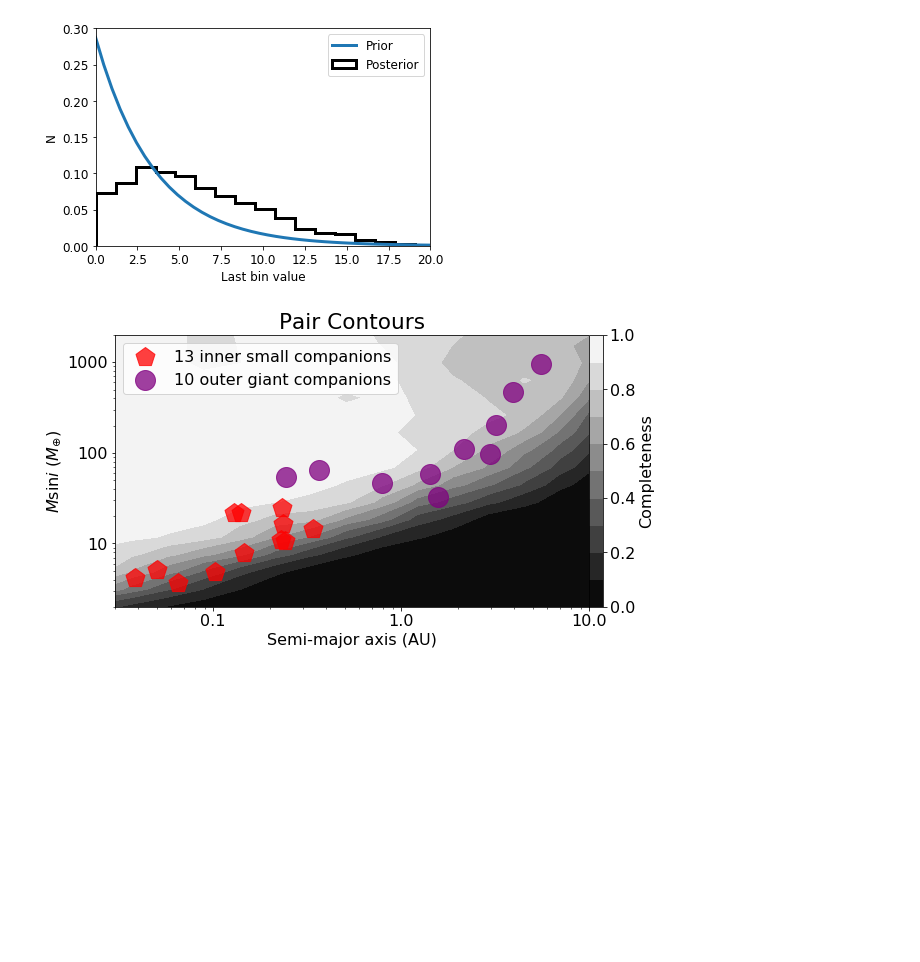
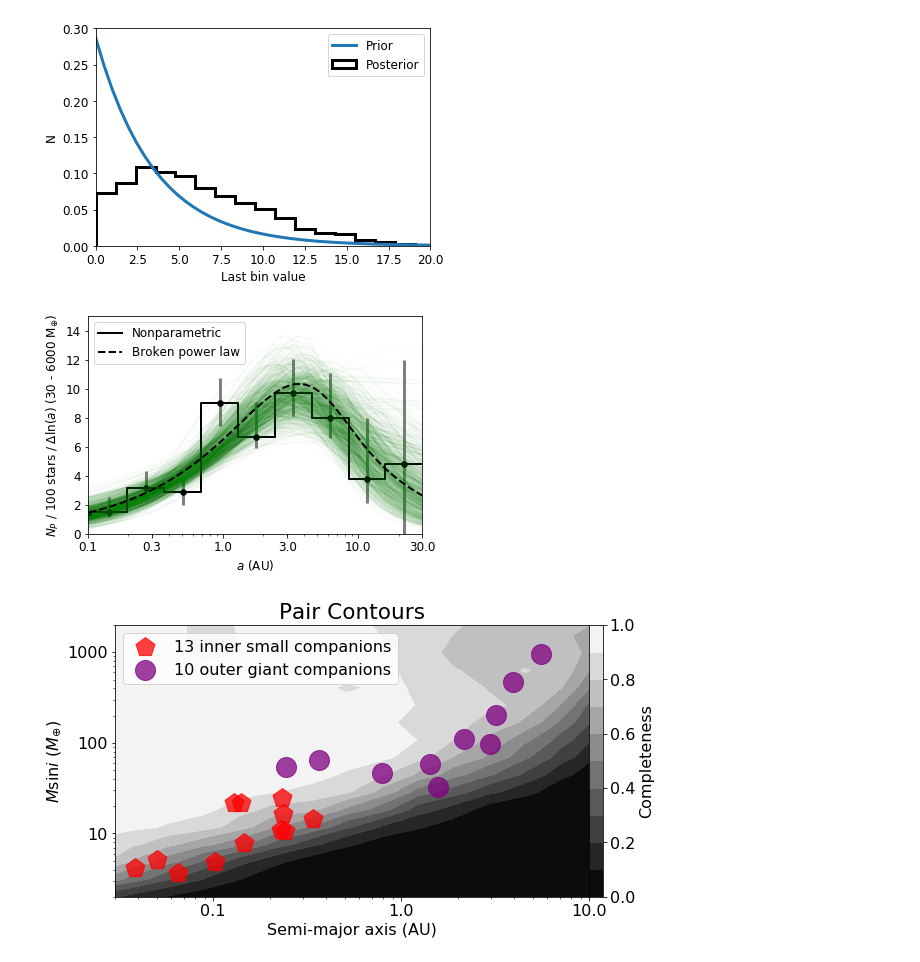
Before and after one commit to leerosenthalj/CLSII, a Jupyter notebook: Notebook_Statistics.ipynb, the cells around one changed output. Saved outputs shown, nothing was run; the diff lists cells and outputs as text; code cells hidden in the pictures; blank space fills up the shorter version.

```diff
--- a/Notebook_Statistics.ipynb
+++ b/Notebook_Statistics.ipynb
@@ -1016,6 +962,95 @@ ax.legend()
 fig.savefig('last_bin_and_prior.png', dpi=1000, bbox_inches='tight')
 # %% [output]
 [figure]
+# %%
+matplotlib.rcParams.update({'font.size': 12})
+chains_db = pd.read_csv('occur_chains_11x1_1014.csv')
+
+binwidth = allbins[0][0][1] - allbins[0][0][0]
+
+# Do simple counting.
+simple_counts = []
+for n in np.arange(hierarchical_one.nbins):
+    a1 = np.exp(allbins[n][0][0])
+    a2 = np.exp(allbins[n][0][1])
+    npl = len(planets.query('mass >= 0.1 and axis >= @a1 and axis < @a2'))
+    simple_counts.append(npl)
+simple_counts = np.array(simple_counts)*(100/719)/binwidth
+
+a_chains = np.empty((0, len(chains_db)))
+for n in np.arange(hierarchical_one.nbins):
+    a_chains = np.append(a_chains, np.array([chains_db['gamma{}'.format(n)]]), axis=0)
+a_chains *= hierarchical_one.bin_areas[0][0]*(100/719)/binwidth
+
+# Record modes & medians.
+a_medians = np.median(a_chains, axis=1)
+a_sqvars  = np.std(a_chains, axis=1)
+a_modes = []
+a_159 = []
+a_841 = []
+a_682 = []
+
+for n in np.arange(hierarchical_one.nbins):
+    chains = np.array([chains_db['gamma{}'.format(n)]])*hierarchical_one.bin_areas[0][0]*(100/719)
+    hist, bin_edges = np.histogram(chains, bins=40, range=(np.percentile(chains, 2), np.percentile(chains, 95)))
+    a_modes.append(bin_edges[np.argmax(hist)])
+    a_159.append(np.percentile(chains, 15.9))
+    a_841.append(np.percentile(chains, 84.1))
+    a_682.append(np.percentile(chains, 68.2))
+a_modes = np.array(a_modes)/binwidth
+a_159 = np.array(a_159)/binwidth
+a_841 = np.array(a_841)/binwidth
+a_682 = np.array(a_682)/binwidth
+
+#pdb.set_trace()
+
+fig, ax = plt.subplots()
+ax.set_xscale('log')
+ax.set_xticks((0.1, 0.3, 1, 3, 10, 30))
+ax.get_xaxis().set_major_formatter(matplotlib.ticker.ScalarFormatter())
+ax.get_xaxis().set_minor_formatter(matplotlib.ticker.NullFormatter())
+
+ax.set_xlabel(r'$a$ (AU)')
+#ax.set_ylabel(r'Planets per 100 stars (30 - 6000 $\mathrm{M_{\oplus}}$)')
+ax.set_ylabel(r'$N_P$ / 100 stars / $\Delta$ln($a$) (30 - 6000 $\mathrm{M_{\oplus}}$)')
+
+#ax.set_xlim([np.exp(hierarchical_one.lna_edges[0]), np.exp(hierarchical_one.lna_edges[-1])])
+ax.set_xlim([0.1, np.exp(hierarchical_one.lna_edges[-1])])
+#ax.set_ylim([0, 10])
+ax.set_ylim([0, 15])
+lnaw = hierarchical_one.lna_edges[1] - hierarchical_one.lna_edges[0]
+
+# Plot just-counting, no-completeness histogram.
+#ax.step(np.insert(np.exp(hierarchical_one.lna_edges[:-1] + lnaw), 0, np.exp(hierarchical_one.lna_edges[0])),
+#        np.insert(simple_counts, 0, simple_counts[0]), lw=2, c='blue', linestyle=':', label='Count')
+
+# Plot mode & 68.2% CI.
+ax.scatter(np.exp(hierarchical_one.lna_edges[:-1] + 0.5*lnaw), a_modes,
+           color='black', s=30, label='_nolegend_')
+ax.vlines(np.exp(hierarchical_one.lna_edges[:-2] + 0.5*lnaw), a_159[:-1],
+          a_841[:-1], alpha=0.5, color='black', lw=3, label='_nolegend_')#label='68.2%')
+# Show CI from 0 to 68.2 for the last bin.
+ax.vlines(np.exp(hierarchical_one.lna_edges[-2] + 0.5*lnaw), 0,
+          a_682[-1], alpha=0.5, color='black', lw=3, label='_nolegend_')
+
+# Plot occurrence histogram.
+ax.step(np.insert(np.exp(hierarchical_one.lna_edges[:-1] + lnaw), 0, np.exp(hierarchical_one.lna_edges[0])),
+        np.insert(a_modes, 0, a_modes[0]), color='black', lw=2, label='Nonparametric')
+
+# Broken power law comparison.
+#axes = np.logspace(-1, np.log10(30), num=50)
+axes = np.logspace(np.log10(np.exp(hierarchical_one.lna_edges[0])), np.log10(30), num=1000)
+for i in np.arange(1000):
+    ax.plot(axes, (100/719)*occbroken(axes, broken.chains[np.random.randint(0, 10000), :]),
+            alpha=0.02, color='green', label='_nolegend_')
+ax.plot(axes, (100/719)*occbroken(axes, np.median(broken.chains, axis=0)),
+        color='black', lw=2, ls='--', label='Broken power law')
+ax.legend(loc=2)
+
+fig.savefig('hist_11x1_1014_hierarchy_and_broken.png', dpi=1000, bbox_inches='tight')
+fig.savefig('hist_11x1_1014_hierarchy_and_broken.pdf', bbox_inches='tight')
+# %% [output]
+[figure, added]
 # %%
 recoveries_small = pd.read_csv('recoveries_small_earth.csv')
 completey_small  = Completeness(recoveries_small)
```
Also changed, not shown: parts of 10 cells of this notebook.
